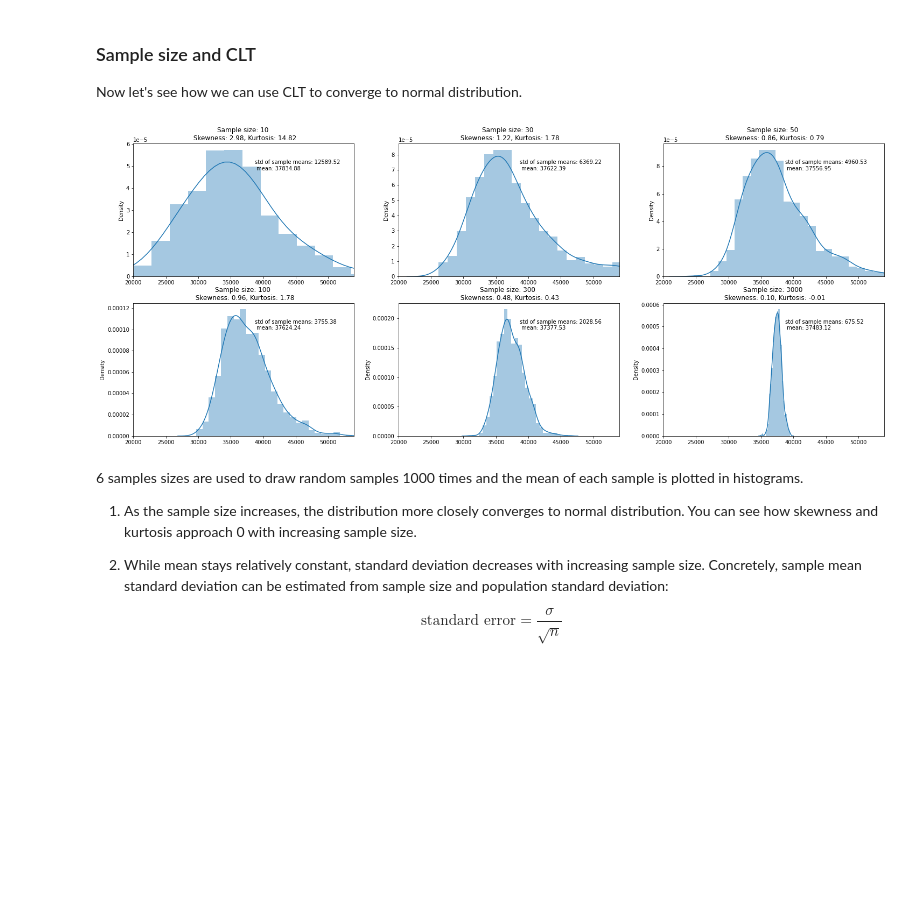
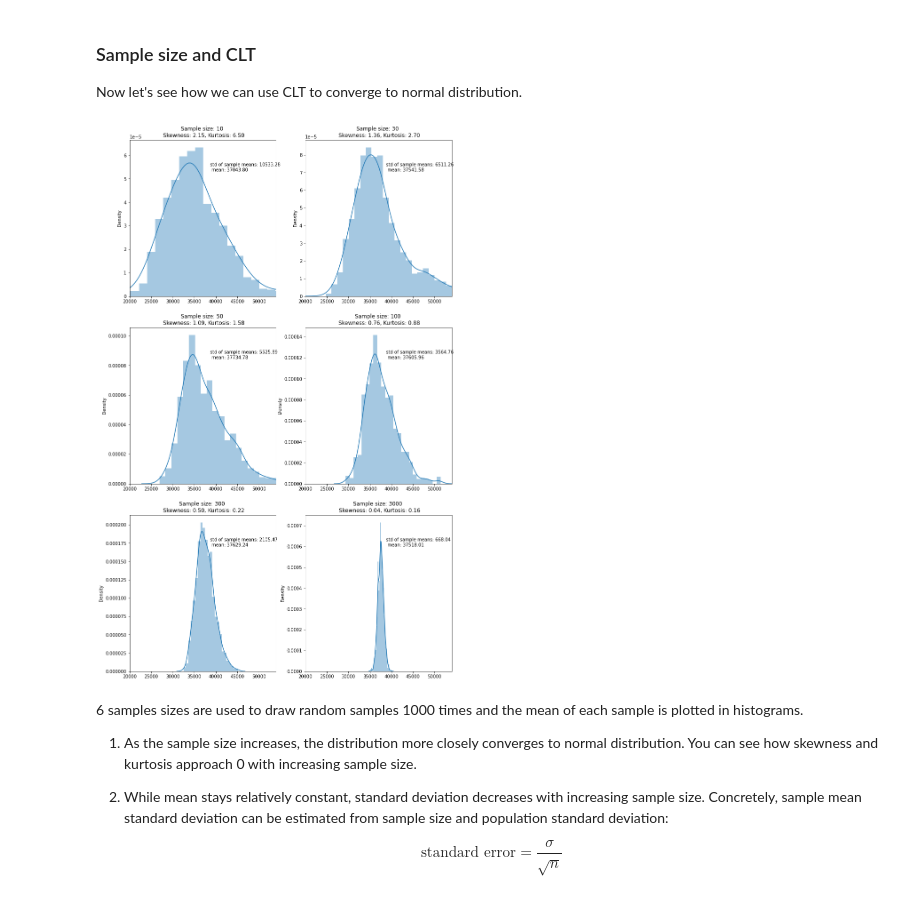
Before and after one commit to disney-snoopy/fastbook, a Jupyter notebook: _notebooks/2021-01-23-ztest.ipynb, the cells around one changed output. Saved outputs shown, nothing was run; the diff lists cells and outputs as text; code cells hidden in the pictures; blank space fills up the shorter version.

```diff
--- a/_notebooks/2021-01-23-ztest.ipynb
+++ b/_notebooks/2021-01-23-ztest.ipynb
@@ -241,34 +241,34 @@ Skewness and kurtosis are far from 0. The distribution is clearly not normal.
 Now let's see how we can use CLT to converge to normal distribution.
 # %%
 #collapse
-fig ,axs = plt.subplots(2, 3, figsize = (25, 10))
+fig ,axs = plt.subplots(3, 2, figsize = (13, 22))
 sample_sizes = [10, 30, 50, 100, 300, 3000]
 trial = 1000
 
 for sample_size, ax in zip(sample_sizes, axs.flatten()):
     sample_mean = []
     for i in (range(trial)):
         temp_list = random.choices(list(dist_df['income']), k = sample_size)
         sample_mean.append(np.mean(temp_list))
     sns.distplot(sample_mean, ax=ax)
     skew = scipy.stats.skew(sample_mean)
     kurtosis = scipy.stats.kurtosis(sample_mean)
     std = np.std(sample_mean)
     mean = np.mean(sample_mean)
 
     ax.set_xlim(20000, 54000)
 
     ax.set_label
 
     ax.set_title('Sample size: %d \n Skewness: %.2f, Kurtosis: %.2f' %(sample_size, skew, kurtosis))
 
     x0, xmax = ax.set_xlim()
     y0, ymax = ax.set_ylim()
     data_width = xmax - x0
     data_height = ymax - y0
     ax.text(x0 + data_width * 0.55, y0 + data_height * 0.8, 'std of sample means: %.2f \n mean: %.2f' %(std, mean), fontsize = 10)
 # %% [output]
-[figure, old version]
+[figure, new version]
 # %% [markdown]
 6 samples sizes are used to draw random samples 1000 times and the mean of each sample is plotted in histograms.
 
```
Also changed, not shown: parts of 3 cells of this notebook.
